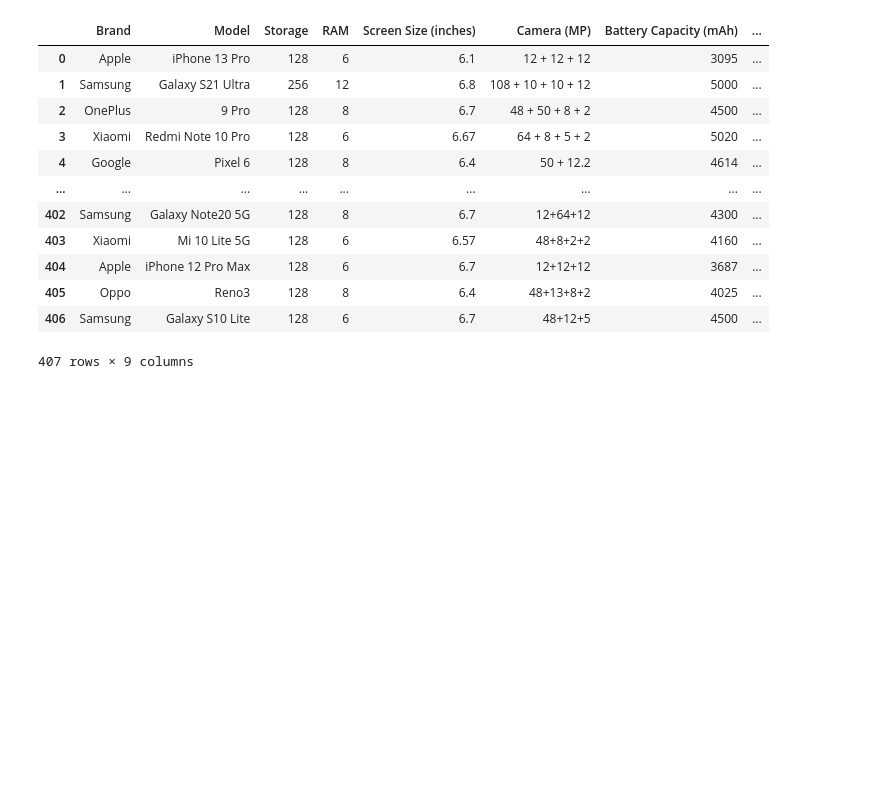
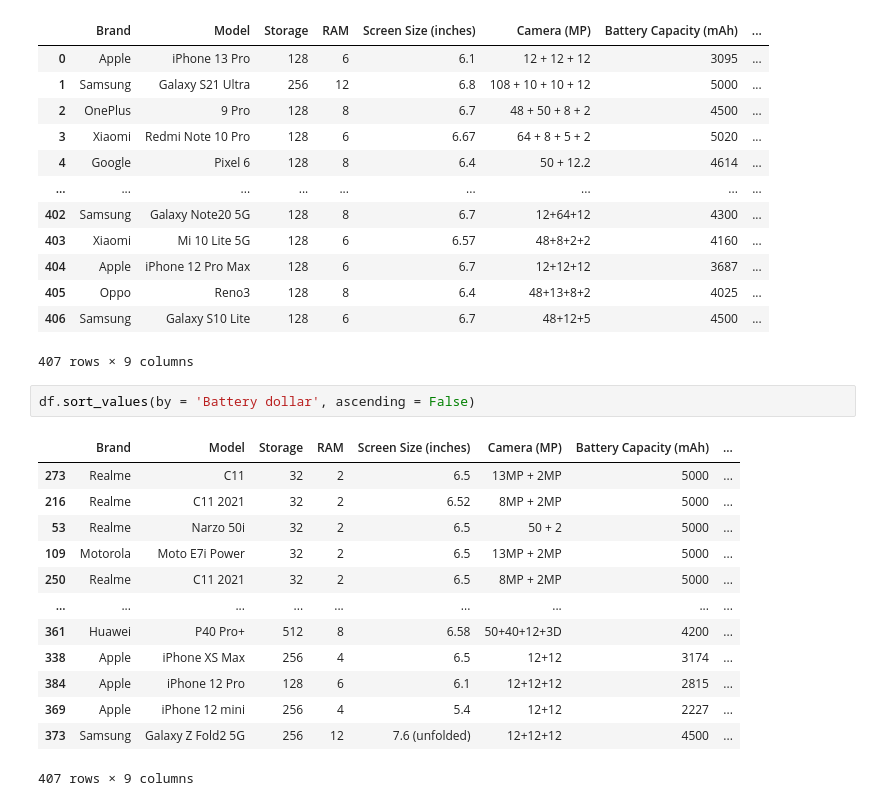
Before and after one commit to KhadafiZubaidiDev/my-projects, a Jupyter notebook: wrangler-project/main.ipynb, the cells around one changed output. Cells and saved outputs as stored; diff of their text form; blank space fills up the shorter version.

```diff
--- a/wrangler-project/main.ipynb
+++ b/wrangler-project/main.ipynb
@@ -456,3 +456,19 @@ df
 | 405 | Oppo | Reno3 | 128 | 8 | 6.4 | 48+13+8+2 | 4025 | ... |
 | 406 | Samsung | Galaxy S10 Lite | 128 | 6 | 6.7 | 48+12+5 | 4500 | ... |
 407 rows × 9 columns
+# %%
+df.sort_values(by = 'Battery dollar', ascending = False)
+# %% [output]
+|  | Brand | Model | Storage | RAM | Screen Size (inches) | Camera (MP) | Battery Capacity (mAh) | ... |
+| 273 | Realme | C11 | 32 | 2 | 6.5 | 13MP + 2MP | 5000 | ... |
+| 216 | Realme | C11 2021 | 32 | 2 | 6.52 | 8MP + 2MP | 5000 | ... |
+| 53 | Realme | Narzo 50i | 32 | 2 | 6.5 | 50 + 2 | 5000 | ... |
+| 109 | Motorola | Moto E7i Power | 32 | 2 | 6.5 | 13MP + 2MP | 5000 | ... |
+| 250 | Realme | C11 2021 | 32 | 2 | 6.5 | 8MP + 2MP | 5000 | ... |
+| ... | ... | ... | ... | ... | ... | ... | ... | ... |
+| 361 | Huawei | P40 Pro+ | 512 | 8 | 6.58 | 50+40+12+3D | 4200 | ... |
+| 338 | Apple | iPhone XS Max | 256 | 4 | 6.5 | 12+12 | 3174 | ... |
+| 384 | Apple | iPhone 12 Pro | 128 | 6 | 6.1 | 12+12+12 | 2815 | ... |
+| 369 | Apple | iPhone 12 mini | 256 | 4 | 5.4 | 12+12 | 2227 | ... |
+| 373 | Samsung | Galaxy Z Fold2 5G | 256 | 12 | 7.6 (unfolded) | 12+12+12 | 4500 | ... |
+407 rows × 9 columns
```
Also changed, not shown: parts of 12 cells of this notebook.
